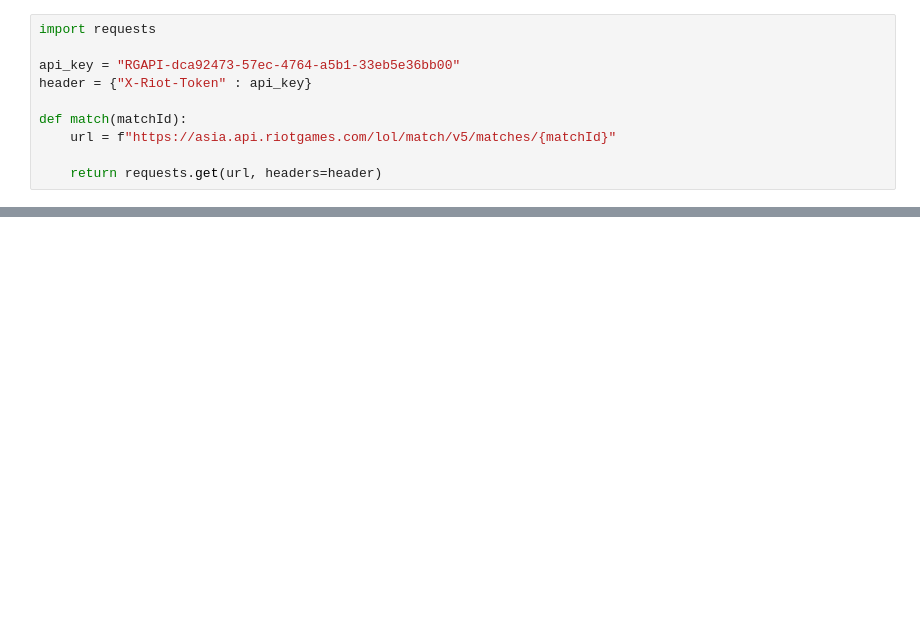
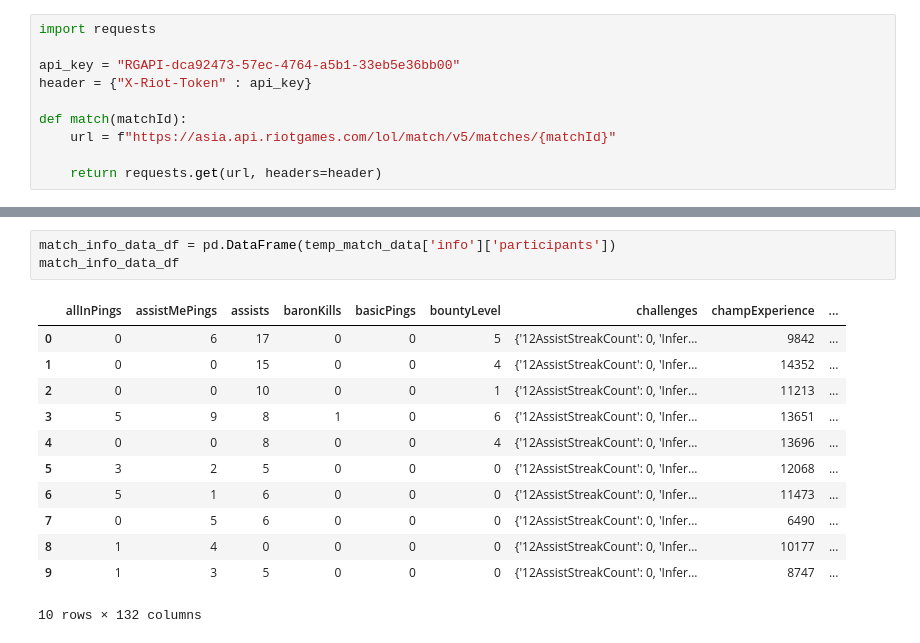
Before and after one commit to kim-bo-saeng/personal_project, a Jupyter notebook: lol_data/lol_api_data_analysis.ipynb, the cells around one changed output, grey strips where cells are left out. Drawn from its saved outputs; the diff is of its cells as text; blank space fills up the shorter version.

Commit message:
feat : data_eda

```diff
--- a/lol_data/lol_api_data_analysis.ipynb
+++ b/lol_data/lol_api_data_analysis.ipynb
@@ -290,0 +273,16 @@ temp_match_data['info']
+# %%
+match_info_data_df = pd.DataFrame(temp_match_data['info']['participants'])
+match_info_data_df
+# %% [output]
+|  | allInPings | assistMePings | assists | baronKills | basicPings | bountyLevel | challenges | champExperience | ... |
+| 0 | 0 | 6 | 17 | 0 | 0 | 5 | {'12AssistStreakCount': 0, 'Infer... | 9842 | ... |
+| 1 | 0 | 0 | 15 | 0 | 0 | 4 | {'12AssistStreakCount': 0, 'Infer... | 14352 | ... |
+| 2 | 0 | 0 | 10 | 0 | 0 | 1 | {'12AssistStreakCount': 0, 'Infer... | 11213 | ... |
+| 3 | 5 | 9 | 8 | 1 | 0 | 6 | {'12AssistStreakCount': 0, 'Infer... | 13651 | ... |
+| 4 | 0 | 0 | 8 | 0 | 0 | 4 | {'12AssistStreakCount': 0, 'Infer... | 13696 | ... |
+| 5 | 3 | 2 | 5 | 0 | 0 | 0 | {'12AssistStreakCount': 0, 'Infer... | 12068 | ... |
+| 6 | 5 | 1 | 6 | 0 | 0 | 0 | {'12AssistStreakCount': 0, 'Infer... | 11473 | ... |
+| 7 | 0 | 5 | 6 | 0 | 0 | 0 | {'12AssistStreakCount': 0, 'Infer... | 6490 | ... |
+| 8 | 1 | 4 | 0 | 0 | 0 | 0 | {'12AssistStreakCount': 0, 'Infer... | 10177 | ... |
+| 9 | 1 | 3 | 5 | 0 | 0 | 0 | {'12AssistStreakCount': 0, 'Infer... | 8747 | ... |
+10 rows × 132 columns
```
Also changed, not shown: parts of 19 cells of this notebook.
